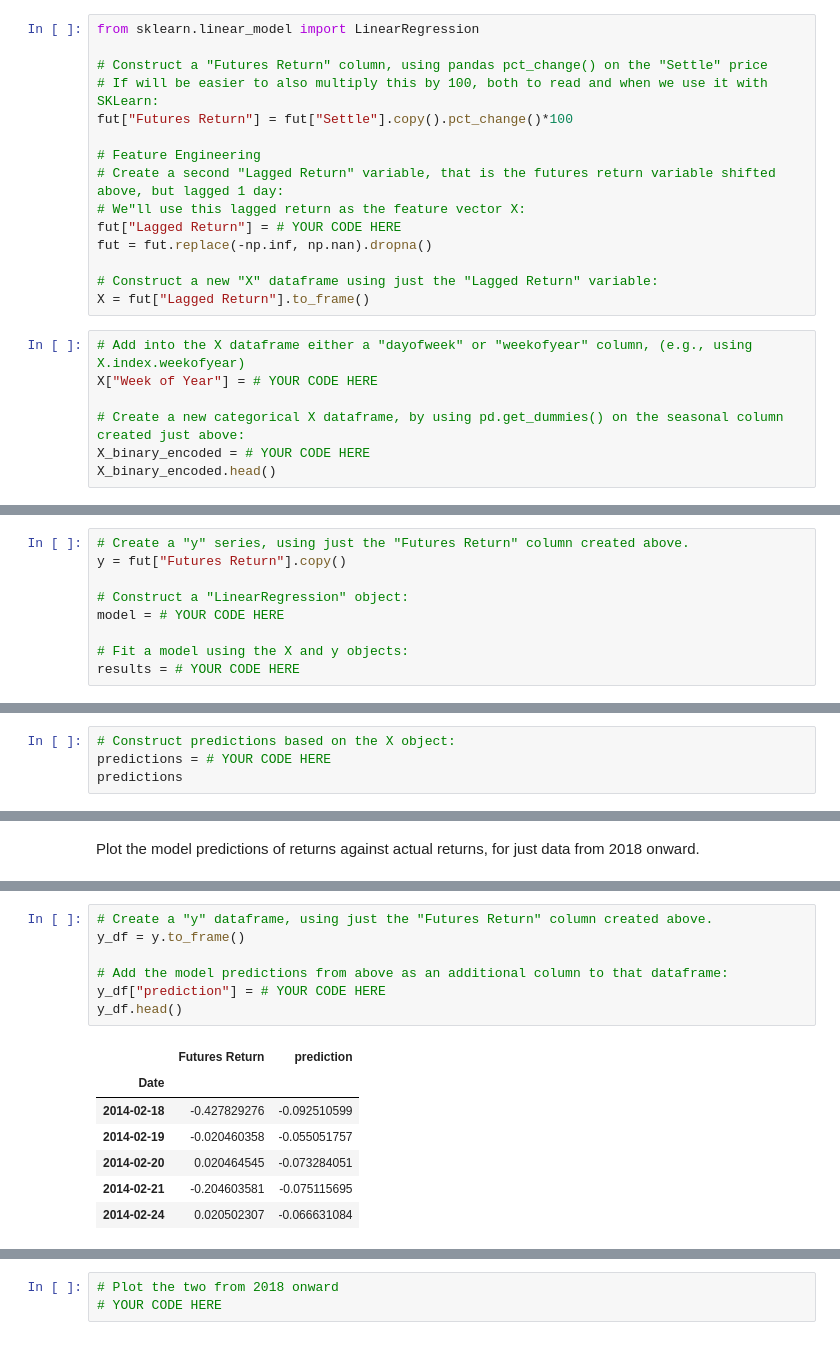
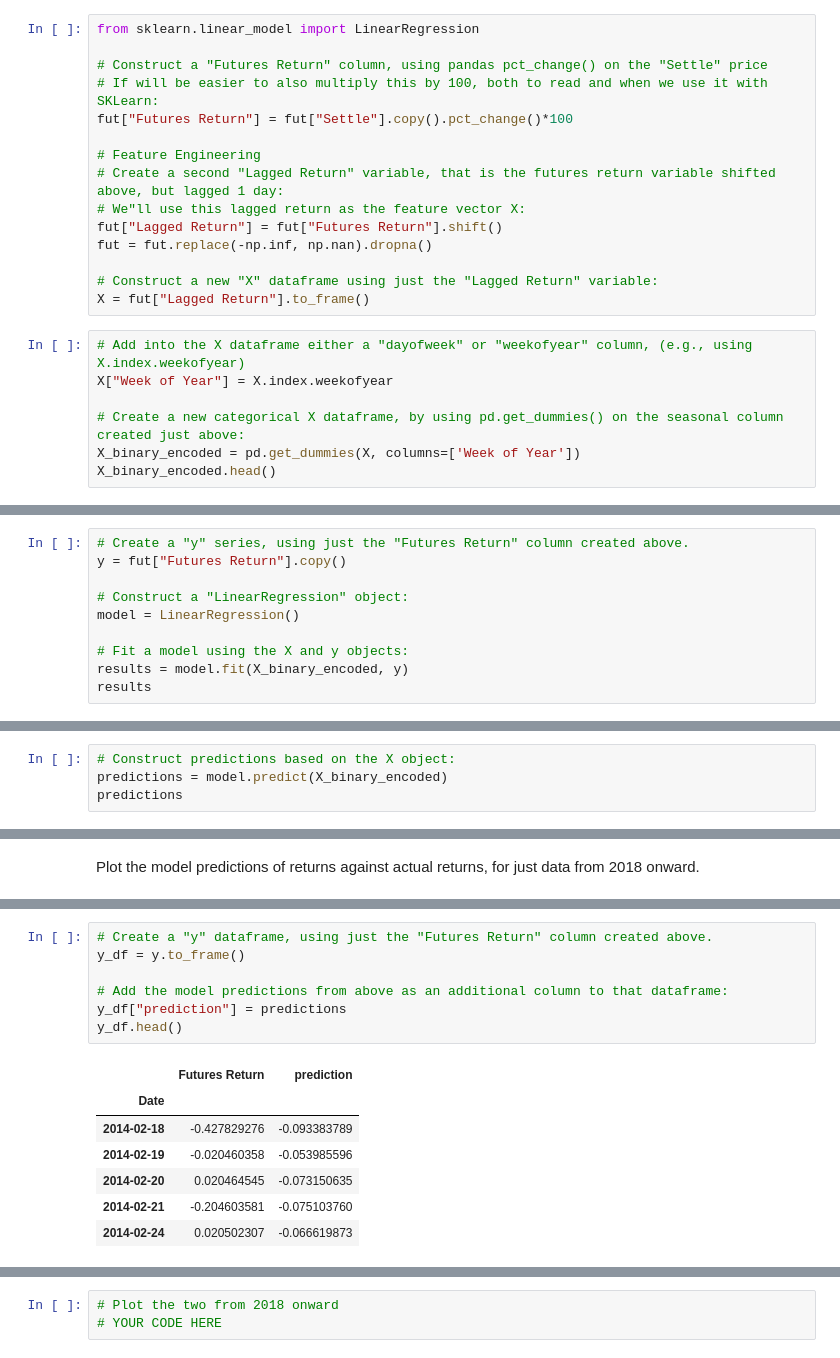
Before and after one commit to rolopez21/10-Time-Series, a Jupyter notebook: Starter_Code/time_series_analysis.ipynb, the cells around one changed output, grey strips where cells are left out. Saved outputs shown, nothing was run; the diff lists cells and outputs as text.

```diff
--- a/Starter_Code/time_series_analysis.ipynb
+++ b/Starter_Code/time_series_analysis.ipynb
@@ -168,17 +212,17 @@ fut["Futures Return"] = fut["Settle"].copy().pct_change()*100
 # Feature Engineering
 # Create a second "Lagged Return" variable, that is the futures return variable shifted above, but lagged 1 day:
 # We"ll use this lagged return as the feature vector X:
-fut["Lagged Return"] = # YOUR CODE HERE
+fut["Lagged Return"] = fut["Futures Return"].shift()
 fut = fut.replace(-np.inf, np.nan).dropna()
 
 # Construct a new "X" dataframe using just the "Lagged Return" variable:
 X = fut["Lagged Return"].to_frame()
 # %%
 # Add into the X dataframe either a "dayofweek" or "weekofyear" column, (e.g., using X.index.weekofyear)
-X["Week of Year"] = # YOUR CODE HERE
+X["Week of Year"] = X.index.weekofyear
 
 # Create a new categorical X dataframe, by using pd.get_dummies() on the seasonal column created just above:
-X_binary_encoded = # YOUR CODE HERE
+X_binary_encoded = pd.get_dummies(X, columns=['Week of Year'])
 X_binary_encoded.head()
 # %% [output]
 |  | Lagged Return | Week of Year_1 | Week of Year_2 | Week of Year_3 | Week of Year_4 | Week of Year_5 | ... |
@@ -194,7 +248,8 @@ X_binary_encoded.head()
 y = fut["Futures Return"].copy()
 
 # Construct a "LinearRegression" object:
-model = # YOUR CODE HERE
+model = LinearRegression()
 
 # Fit a model using the X and y objects:
-results = # YOUR CODE HERE
+results = model.fit(X_binary_encoded, y)
+results
@@ -201,5 +259,5 @@ results = # YOUR CODE HERE
 # %%
 # Construct predictions based on the X object:
-predictions = # YOUR CODE HERE
+predictions = model.predict(X_binary_encoded)
 predictions
 # %% [output]
@@ -235,15 +318,15 @@ Standard Deviation of Futures Return: 0.5505252976211215
 # %%
 # Create a "y" dataframe, using just the "Futures Return" column created above.
 y_df = y.to_frame()
 
 # Add the model predictions from above as an additional column to that dataframe:
-y_df["prediction"] = # YOUR CODE HERE
+y_df["prediction"] = predictions
 y_df.head()
 # %% [output]
 |  | Futures Return | prediction |
 | Date |  |  |
-| 2014-02-18 | -0.427829276 | -0.092510599 |
-| 2014-02-19 | -0.020460358 | -0.055051757 |
-| 2014-02-20 | 0.020464545 | -0.073284051 |
-| 2014-02-21 | -0.204603581 | -0.075115695 |
-| 2014-02-24 | 0.020502307 | -0.066631084 |
+| 2014-02-18 | -0.427829276 | -0.093383789 |
+| 2014-02-19 | -0.020460358 | -0.053985596 |
+| 2014-02-20 | 0.020464545 | -0.073150635 |
+| 2014-02-21 | -0.204603581 | -0.075103760 |
+| 2014-02-24 | 0.020502307 | -0.066619873 |
```
Also changed, not shown: parts of 45 cells of this notebook.
